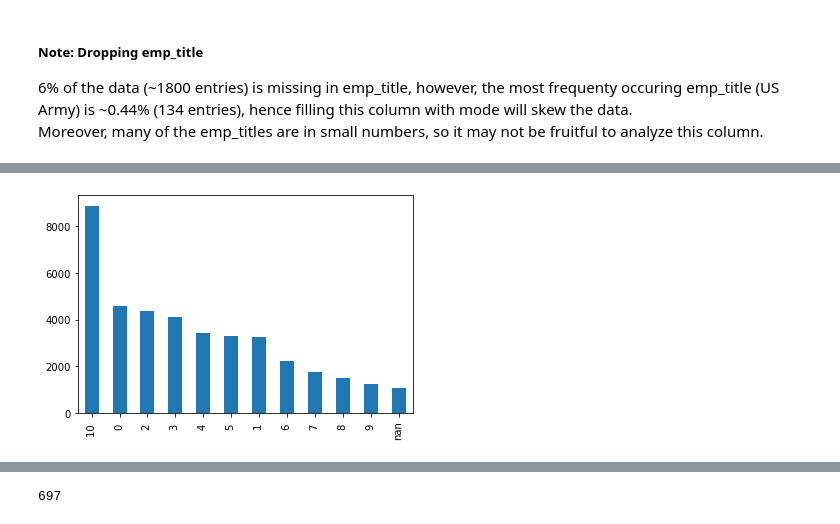
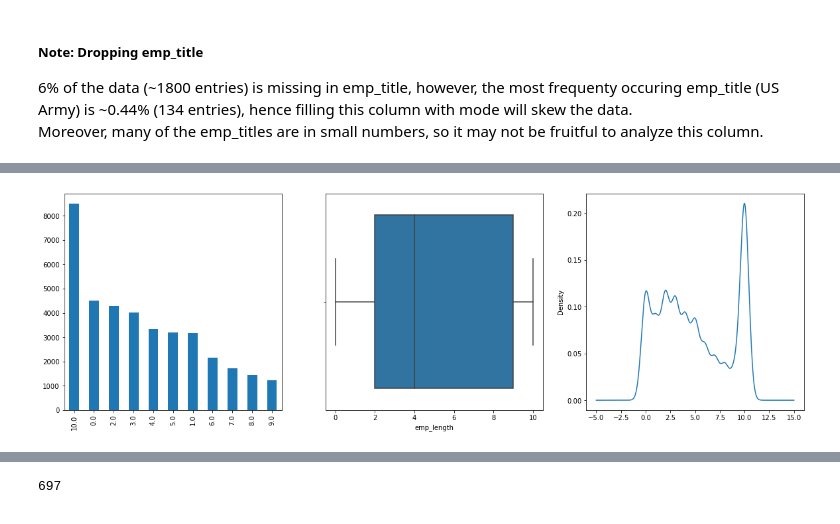
Before and after one commit to ayushxx7/EDA-LendingClubCaseStudy, a Jupyter notebook: LendingClubCaseStudy.ipynb, the cells around one changed output, grey strips where cells are left out. Cells and saved outputs as stored; diff of their text form; code cells hidden in the pictures.

Commit message:
feat: Feature Selection completed
- imputed missing values by showing data and drawing plots
- removed rows that were not requried

```diff
--- a/LendingClubCaseStudy.ipynb
+++ b/LendingClubCaseStudy.ipynb
@@ -314,0 +337,2 @@ len(loan_df[loan_df.isnull().sum(axis=1) <= 3])
+# %%
+loan_df = loan_df[~(loan_df.loan_status == 'Current')]
@@ -385,2 +436,0 @@ Name: emp_length, dtype: int64
-# %%
-loan_df.emp_length = loan_df.emp_length.apply(lambda x: str(x).replace('years', '').replace('year', '').replace('< 1', '0').replace('10+', '10'))
@@ -390,0 +437,10 @@ len(loan_df[loan_df.emp_length == 'nan'])
+# %%
+def clean_up(x):
+    str_x = str(x)
+    if str(x) == 'nan':
+        return x
+    else:
+        normalized = str_x.replace('years', '').replace('year', '').replace('< 1', '0').replace('10+', '10')
+        return int(normalized)
+# %%
+loan_df.emp_length = loan_df.emp_length.apply(clean_up)
@@ -391,5 +493,11 @@ len(loan_df[loan_df.emp_length == 'nan'])
 # %%
-loan_df.emp_length.value_counts().plot(kind='bar')
+fig, (ax1, ax2, ax3) = plt.subplots(1, 3, figsize=(20,6))
+
+loan_df.emp_length.value_counts().plot(kind='bar', ax=ax1)
+sns.boxplot(x='emp_length', data=loan_df, ax=ax2)
+# sns.kdeplot(x='emp_length', data=loan_df, ax=ax3)
+loan_df.emp_length.plot(kind='kde', ax=ax3)
+
 plt.show()
 # %% [output]
-[figure, old version]
+[figure, new version]
```
Also changed, not shown: parts of 57 cells of this notebook.
